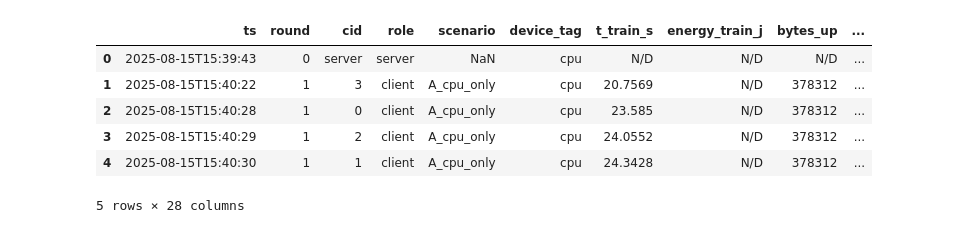
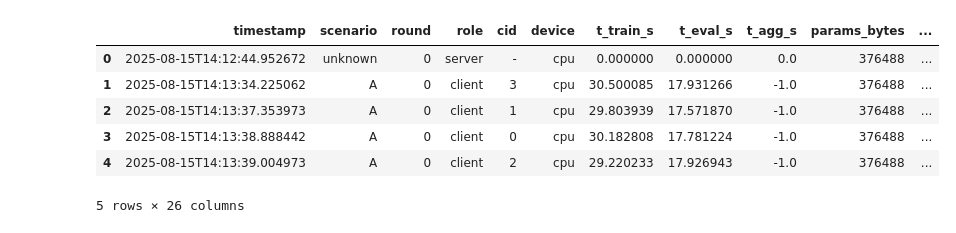
Before and after one commit to josepadial/federated-lab-multihw, a Jupyter notebook: notebooks/03_flower_simulation.ipynb, the cells around one changed output. Saved outputs shown, nothing was run; the diff lists cells and outputs as text; code cells hidden in the pictures.

```diff
--- a/notebooks/03_flower_simulation.ipynb
+++ b/notebooks/03_flower_simulation.ipynb
@@ -552,13 +520,18 @@ Listo. CSV generado en: C:\Users\padul\OneDrive\Universidad\Doctorado\Desarrollo
 # %%
-# Vista previa del CSV (si existe)
-import pandas as _pd
-if os.path.exists(METRICS_CSV):
-    display(_pd.read_csv(METRICS_CSV).head())
+# Preview CSV (optional)
+try:
+    import pandas as pd
+
+    if os.path.exists(METRICS_CSV):
+        df_prev = pd.read_csv(METRICS_CSV)
+        display(df_prev.head())
+except Exception as e:
+    print("CSV preview failed:", e)
 # %% [output]
-|  | ts | round | cid | role | scenario | device_tag | t_train_s | energy_train_j | bytes_up | ... |
-| 0 | 2025-08-15T15:39:43 | 0 | server | server | NaN | cpu | N/D | N/D | N/D | ... |
-| 1 | 2025-08-15T15:40:22 | 1 | 3 | client | A_cpu_only | cpu | 20.7569 | N/D | 378312 | ... |
-| 2 | 2025-08-15T15:40:28 | 1 | 0 | client | A_cpu_only | cpu | 23.585 | N/D | 378312 | ... |
-| 3 | 2025-08-15T15:40:29 | 1 | 2 | client | A_cpu_only | cpu | 24.0552 | N/D | 378312 | ... |
-| 4 | 2025-08-15T15:40:30 | 1 | 1 | client | A_cpu_only | cpu | 24.3428 | N/D | 378312 | ... |
+|  | timestamp | scenario | round | role | cid | device | t_train_s | t_eval_s | t_agg_s | params_bytes | ... |
+| 0 | 2025-08-15T14:12:44.952672 | unknown | 0 | server | - | cpu | 0.000000 | 0.000000 | 0.0 | 376488 | ... |
+| 1 | 2025-08-15T14:13:34.225062 | A | 0 | client | 3 | cpu | 30.500085 | 17.931266 | -1.0 | 376488 | ... |
+| 2 | 2025-08-15T14:13:37.353973 | A | 0 | client | 1 | cpu | 29.803939 | 17.571870 | -1.0 | 376488 | ... |
+| 3 | 2025-08-15T14:13:38.888442 | A | 0 | client | 0 | cpu | 30.182808 | 17.781224 | -1.0 | 376488 | ... |
+| 4 | 2025-08-15T14:13:39.004973 | A | 0 | client | 2 | cpu | 29.220233 | 17.926943 | -1.0 | 376488 | ... |
-5 rows × 28 columns
+5 rows × 26 columns
```
Also changed, not shown: parts of 14 cells of this notebook.
